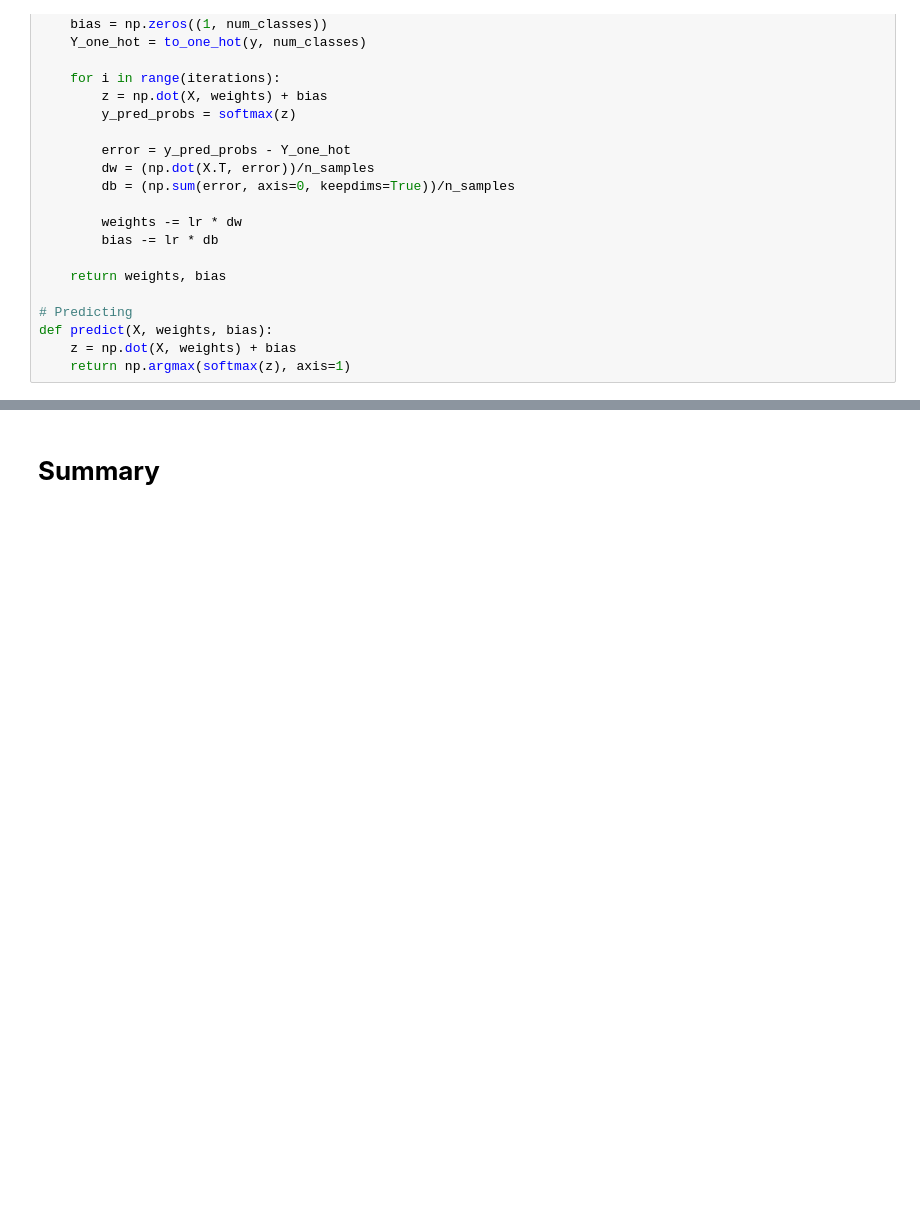
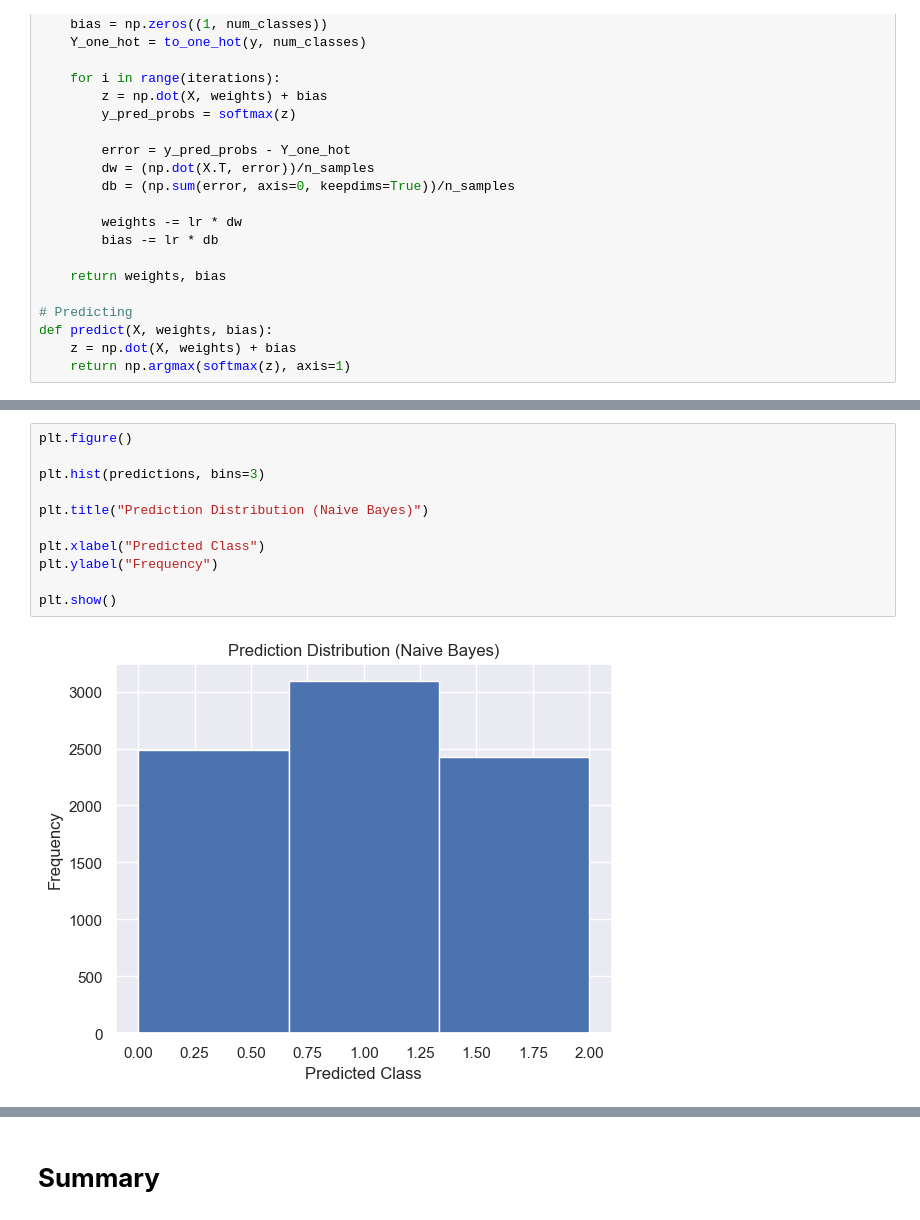
Before and after one commit to GallantGargoyle/ML_Assign1, a Jupyter notebook: ML_Assignment1.ipynb, the cells around one changed output, grey strips where cells are left out. Saved outputs shown, nothing was run; the diff lists cells and outputs as text; blank space fills up the shorter version.

```diff
--- a/ML_Assignment1.ipynb
+++ b/ML_Assignment1.ipynb
@@ -910,0 +1157,13 @@ However, it is limited by its method of linear boundaries, which may not account
+# %%
+plt.figure()
+
+plt.hist(predictions, bins=3)
+
+plt.title("Prediction Distribution (Naive Bayes)")
+
+plt.xlabel("Predicted Class")
+plt.ylabel("Frequency")
+
+plt.show()
+# %% [output]
+[figure, added]
```
Also changed, not shown: parts of 34 cells of this notebook.
